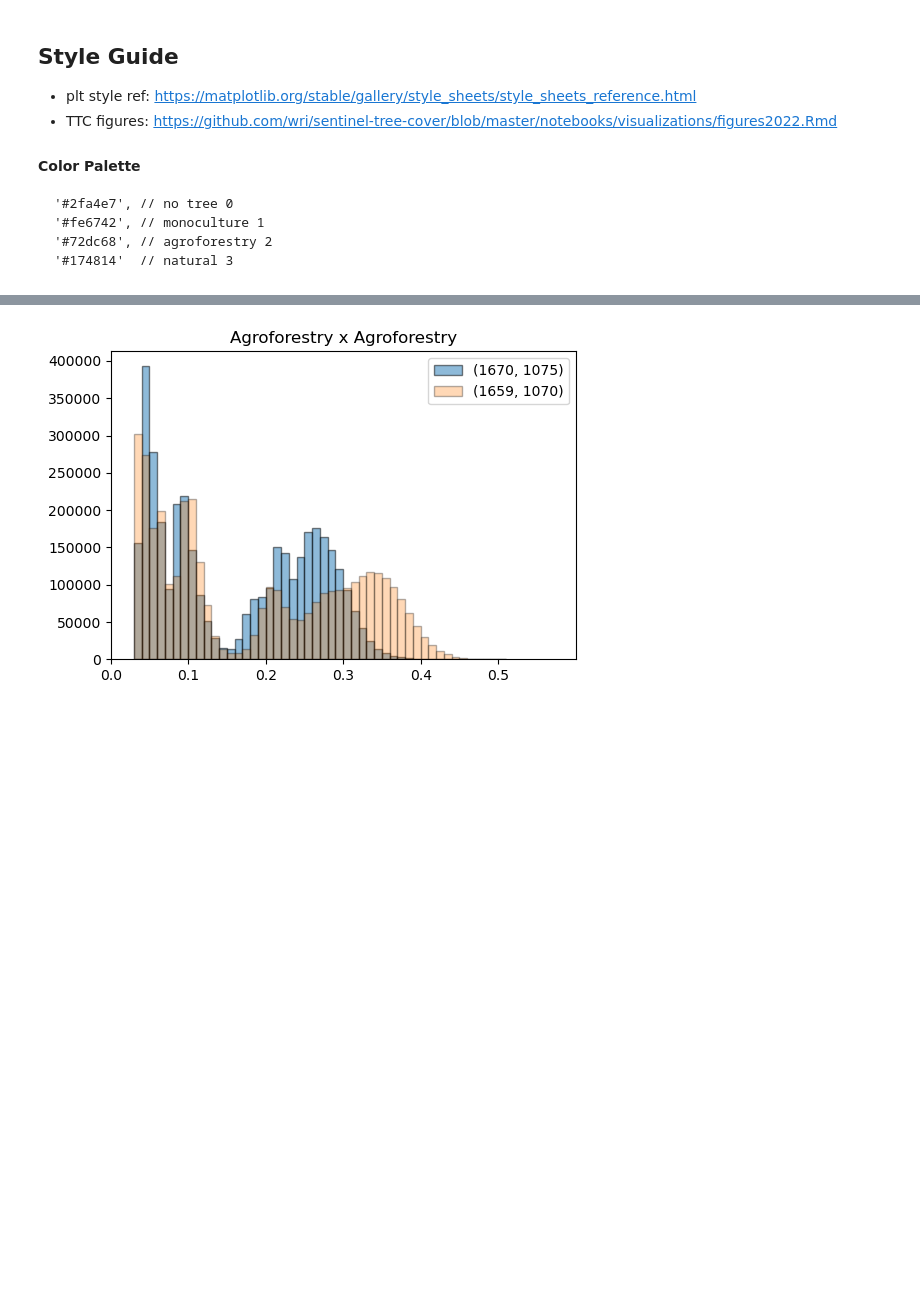
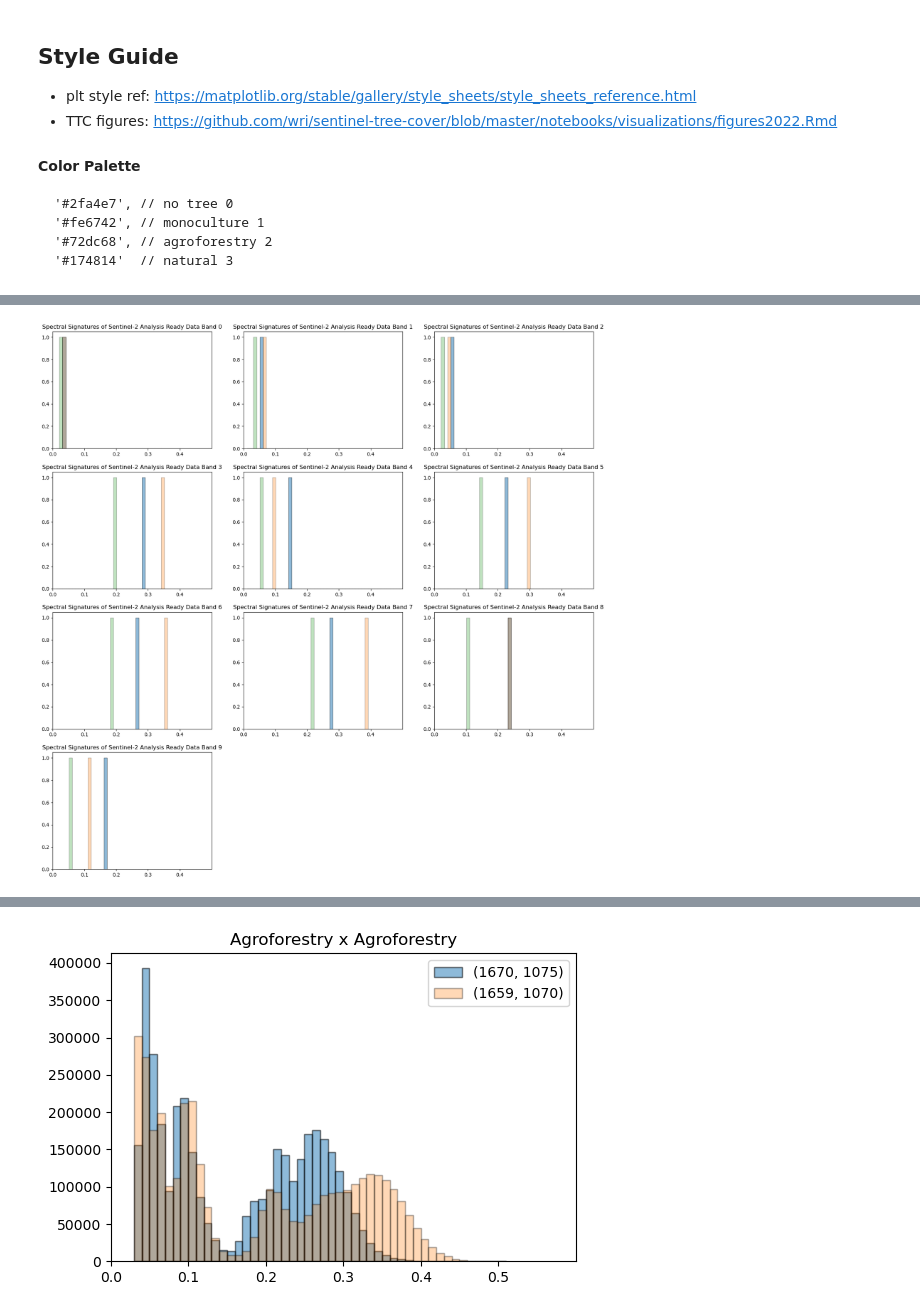
Before and after one commit to wri/plantation_classifier, a Jupyter notebook: notebooks/analyses/publication_visuals.ipynb, the cells around one changed output, grey strips where cells are left out. Saved outputs shown, nothing was run; the diff lists cells and outputs as text; code cells hidden in the pictures; blank space fills up the shorter version.

```diff
--- a/notebooks/analyses/publication_visuals.ipynb
+++ b/notebooks/analyses/publication_visuals.ipynb
@@ -80,0 +101,9 @@ Shea tree: (1660, 1128), (1661, 1128),
+# %%
+make.hist_compare_s2_byband('ghana',
+                     (1658, 1064),
+                     (1648, 1083),
+                     (1654, 1065),
+                     'Spectral Signatures of Sentinel-2 Analysis Ready Data',
+                      color_dict);
+# %% [output]
+[figure, added]
```
Also changed, not shown: parts of 26 cells of this notebook.
